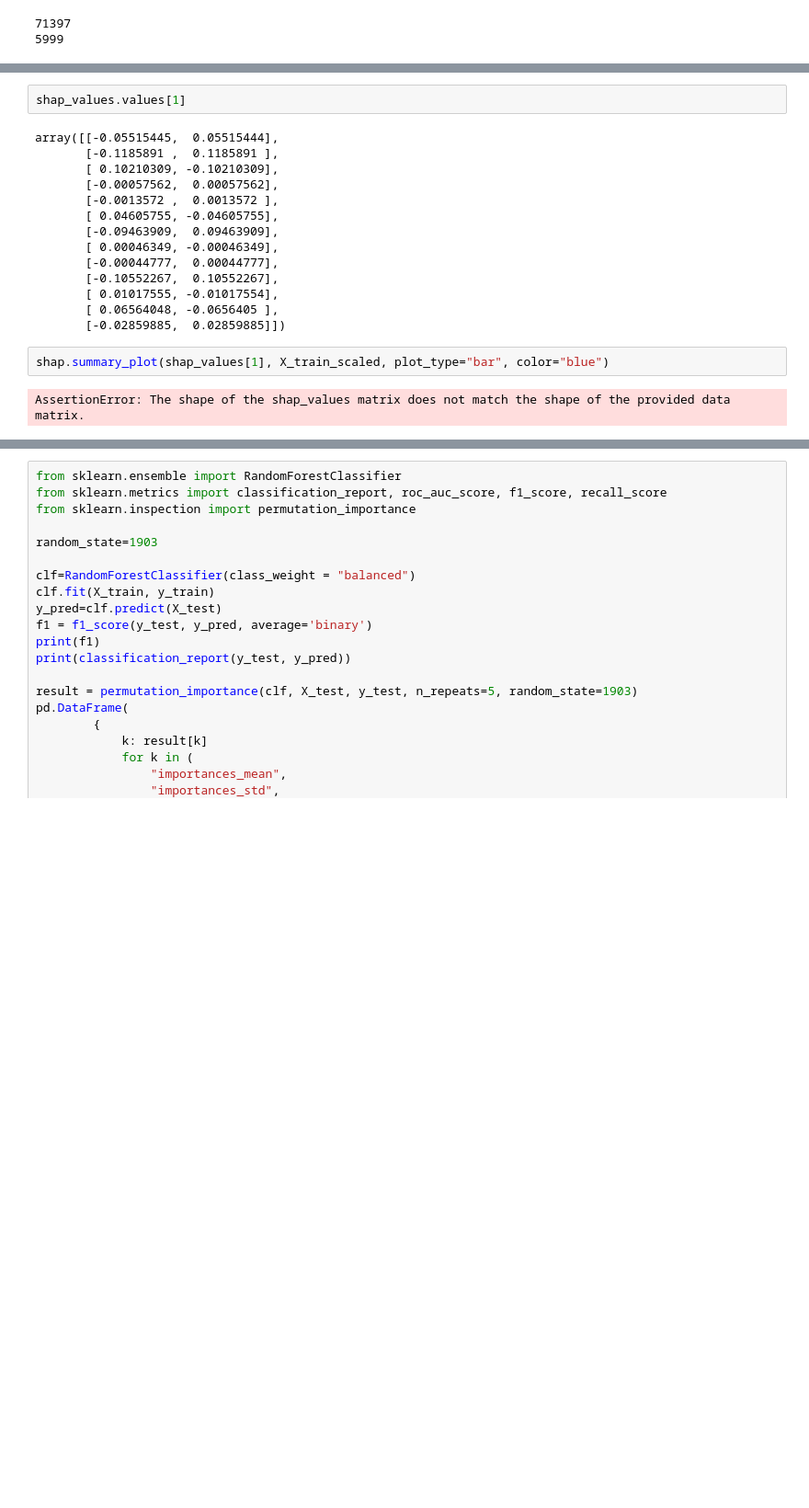
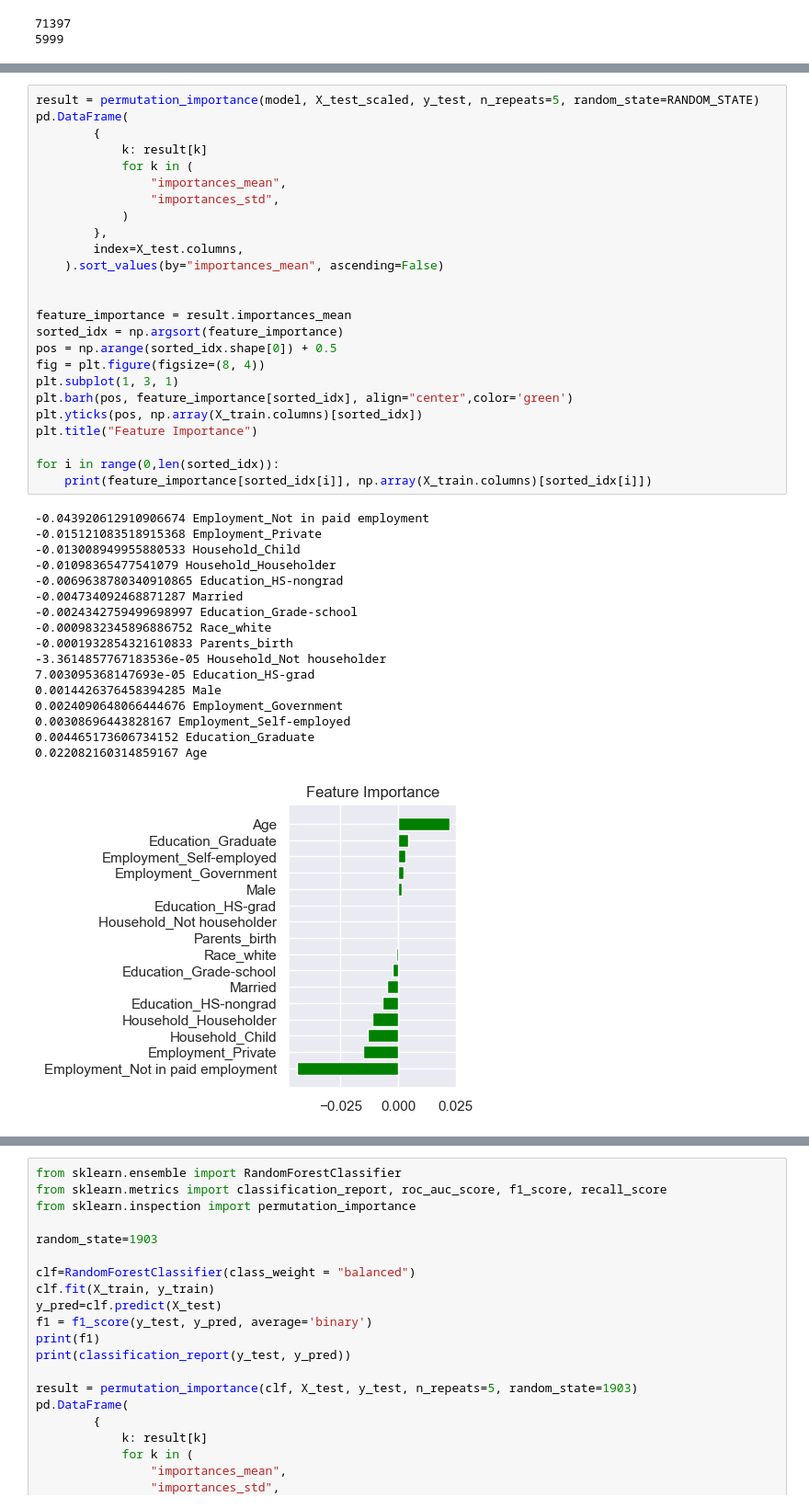
Before and after one commit to jedwingrove/US_census_income_task, a Jupyter notebook: Notebooks/modelling_notebook.ipynb, the cells around one changed output, grey strips where cells are left out. Shown: that part at 92% size. Saved outputs shown, nothing was run; the diff lists cells and outputs as text; blank space fills up the shorter version.

```diff
--- a/Notebooks/modelling_notebook.ipynb
+++ b/Notebooks/modelling_notebook.ipynb
@@ -354,20 +318,43 @@ shap.summary_plot(shap_values, X_train_scaled)
-# %%
-shap_values.values[1]
-# %% [output]
-array([[-0.05515445,  0.05515444],
-       [-0.1185891 ,  0.1185891 ],
-       [ 0.10210309, -0.10210309],
-       [-0.00057562,  0.00057562],
-       [-0.0013572 ,  0.0013572 ],
-       [ 0.04605755, -0.04605755],
-       [-0.09463909,  0.09463909],
-       [ 0.00046349, -0.00046349],
-       [-0.00044777,  0.00044777],
-       [-0.10552267,  0.10552267],
-       [ 0.01017555, -0.01017554],
-       [ 0.06564048, -0.0656405 ],
-       [-0.02859885,  0.02859885]])
-# %%
-shap.summary_plot(shap_values[1], X_train_scaled, plot_type="bar", color="blue")
-# %% [output]
-AssertionError: The shape of the shap_values matrix does not match the shape of the provided data matrix.
+# %%
+result = permutation_importance(model, X_test_scaled, y_test, n_repeats=5, random_state=RANDOM_STATE)
+pd.DataFrame(
+        {
+            k: result[k]
+            for k in (
+                "importances_mean",
+                "importances_std",
+            )
+        },
+        index=X_test.columns,
+    ).sort_values(by="importances_mean", ascending=False)
+
+
+feature_importance = result.importances_mean
+sorted_idx = np.argsort(feature_importance)
+pos = np.arange(sorted_idx.shape[0]) + 0.5
+fig = plt.figure(figsize=(8, 4))
+plt.subplot(1, 3, 1)
+plt.barh(pos, feature_importance[sorted_idx], align="center",color='green')
+plt.yticks(pos, np.array(X_train.columns)[sorted_idx])
+plt.title("Feature Importance")
+
+for i in range(0,len(sorted_idx)):
+    print(feature_importance[sorted_idx[i]], np.array(X_train.columns)[sorted_idx[i]])
+# %% [output]
+-0.043920612910906674 Employment_Not in paid employment
+-0.015121083518915368 Employment_Private
+-0.013008949955880533 Household_Child
+-0.01098365477541079 Household_Householder
+-0.0069638780340910865 Education_HS-nongrad
+-0.004734092468871287 Married
+-0.0024342759499698997 Education_Grade-school
+-0.0009832345896886752 Race_white
+-0.0001932854321610833 Parents_birth
+-3.3614857767183536e-05 Household_Not householder
+7.003095368147693e-05 Education_HS-grad
+0.0014426376458394285 Male
+0.0024090648066444676 Employment_Government
+0.00308696443828167 Employment_Self-employed
+0.004465173606734152 Education_Graduate
+0.022082160314859167 Age
+[figure, added]
```
Also changed, not shown: parts of 16 cells of this notebook.
